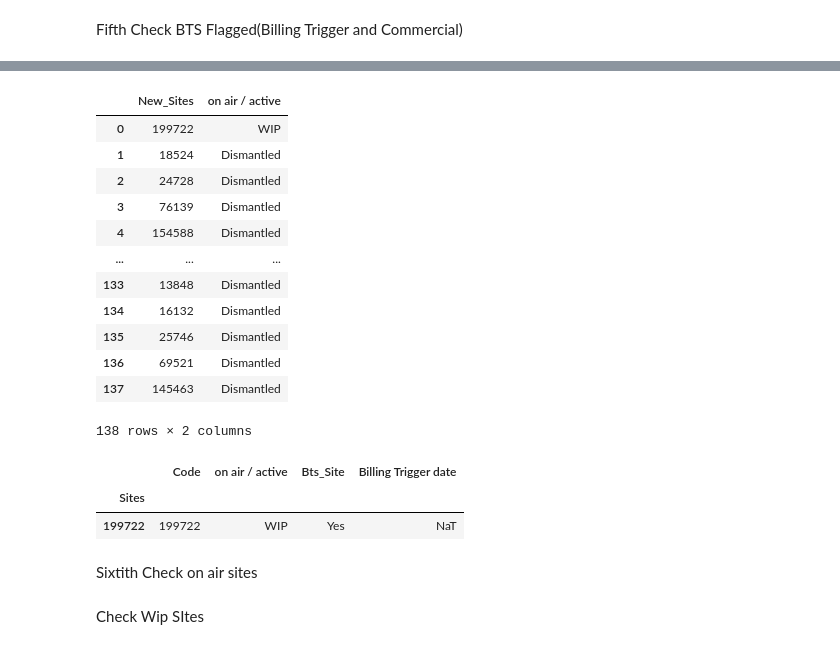
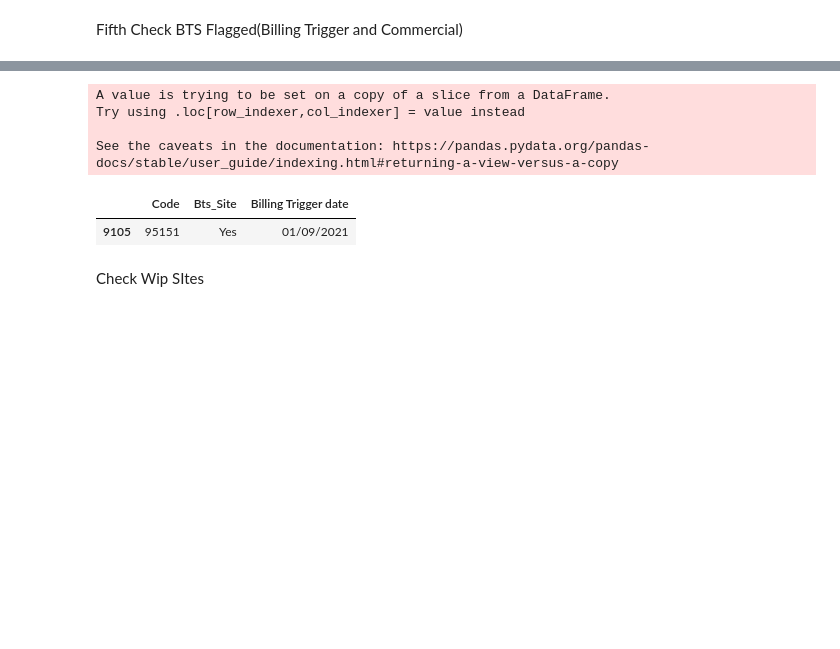
Before and after one commit to emerenan/xlsx_validation, a Jupyter notebook: es_validation.ipynb, the cells around one changed output, grey strips where cells are left out. Cells and saved outputs as stored; diff of their text form; code cells hidden in the pictures; blank space fills up the shorter version.

```diff
--- a/es_validation.ipynb
+++ b/es_validation.ipynb
@@ -1404,6 +597,3 @@ Name: Sites_As_Metered_Estimated, dtype: object
-# %%
-sites = [i for i in towerdb[towerdb['Sites_As_Metered_Estimated']=='Estimated model'][tw_index]]
-towerdb.loc[towerdb[tw_index].isin(sites), 'Sites_As_Metered_Estimated'] = 'Estimated Model'
 # %%
 #check dates in columns
 def check_date_columns(df, df_index,status_col,columns, format=2):
@@ -1498,3 +679,31 @@ df_bts_flagged
+# %%
+def check_tw_bill_doer(df_tw, tw_index, date_col, status_col, status, type_col):
+
+    t = type_col.lower()
+    # capture current date as string
+    current_date = pd.to_datetime('now').date()
+    # convert current to timestamp
+    current_date = pd.to_datetime(current_date)
+    if t == 'doer':
+        filtered = df_tw[(df_tw[status_col]==status)&(df_tw[date_col].astype('datetime64[ns]') < current_date)]
+        return filtered[[tw_index, status_col, date_col]]
+    else:
+        df_tw[date_col] = pd.to_datetime(df_tw[date_col], format='%d/%m/%Y', errors='coerce')
+        filtered = df_tw[(df_tw[status_col]==status)&((df_tw[date_col].empty)|(df_tw[date_col]>current_date))]
+        filtered[date_col] = list(map(lambda x: f'{x:%d/%m/%Y}', filtered[date_col]))
+        return filtered[[tw_index, status_col, date_col]]
+
+status = 'Yes'
+df_bts_bill_errors= check_tw_bill_doer(towerdb, tw_index,tw_bill, tw_bts, status, 'bill')
+df_bts_bill_errors
+#No errors
+# %% [output]
+A value is trying to be set on a copy of a slice from a DataFrame.
+Try using .loc[row_indexer,col_indexer] = value instead
+
+See the caveats in the documentation: https://pandas.pydata.org/pandas-docs/stable/user_guide/indexing.html#returning-a-view-versus-a-copy
+|  | Code | Bts_Site | Billing Trigger date |
+| 9105 | 95151 | Yes | 01/09/2021 |
 # %%
 """ BTS sites"""
 path_uip = '/content/UserInput_Spain_202107 v31.xlsx'
@@ -1534,35 +743,17 @@ def check_new_sites(df_towerdb, tw_index, bts_col, bill_col, status_col, msa_lis
     df = df[df[tw_index].isin(new_site)]
 
     # Save information os sites with demerged date more than current date
-    df[bill_col] = df[bill_col].astype('datetime64[s]')
-    df_site_bts = df[(df[bts_col]=='Yes') | (df[bill_col] > current_date)]
-
+    df[bill_col] = pd.to_datetime(df[bill_col], format='%d/%m/%Y', errors='coerce')
+    df_site_bts = df[(df[bts_col]=='Yes')&(df[bill_col] > current_date)].fillna('')
+    df_site_bts[bill_col] = list(map(lambda x: f'{x:%d/%m/%Y}', df_site_bts[bill_col]))
+    df_site_bts = df_site_bts[[tw_index,status_col, bts_col, bill_col]]
     #if not (new_sites.empty or bts_out_uis.empty or df_site_bts.empty):
-    return new_sites, df_site_bts[[tw_index,status_col, bts_col, bill_col]]
+    return new_sites, df_site_bts
 
 new_sites, df_bts_errors = check_new_sites(towerdb, tw_index, tw_bts, tw_bill,tw_status, msa_sites, tw_sites, uip_sites)
 
 # New sites = 132
 # Error on BTS sites out of UIP File
+print(new_sites)
+print('\n')
+print(df_bts_errors)
-# %% [output]
-|  | New_Sites | on air / active |
-| 0 | 199722 | WIP |
-| 1 | 18524 | Dismantled |
-| 2 | 24728 | Dismantled |
-| 3 | 76139 | Dismantled |
-| 4 | 154588 | Dismantled |
-| ... | ... | ... |
-| 133 | 13848 | Dismantled |
-| 134 | 16132 | Dismantled |
-| 135 | 25746 | Dismantled |
-| 136 | 69521 | Dismantled |
-| 137 | 145463 | Dismantled |
-138 rows × 2 columns
-# %%
-df_bts_errors
-# %% [output]
-|  | Code | on air / active | Bts_Site | Billing Trigger date |
-| Sites |  |  |  |  |
-| 199722 | 199722 | WIP | Yes | NaT |
-# %% [markdown]
-Sixtith Check on air sites
```
Also changed, not shown: parts of 61 cells of this notebook.
